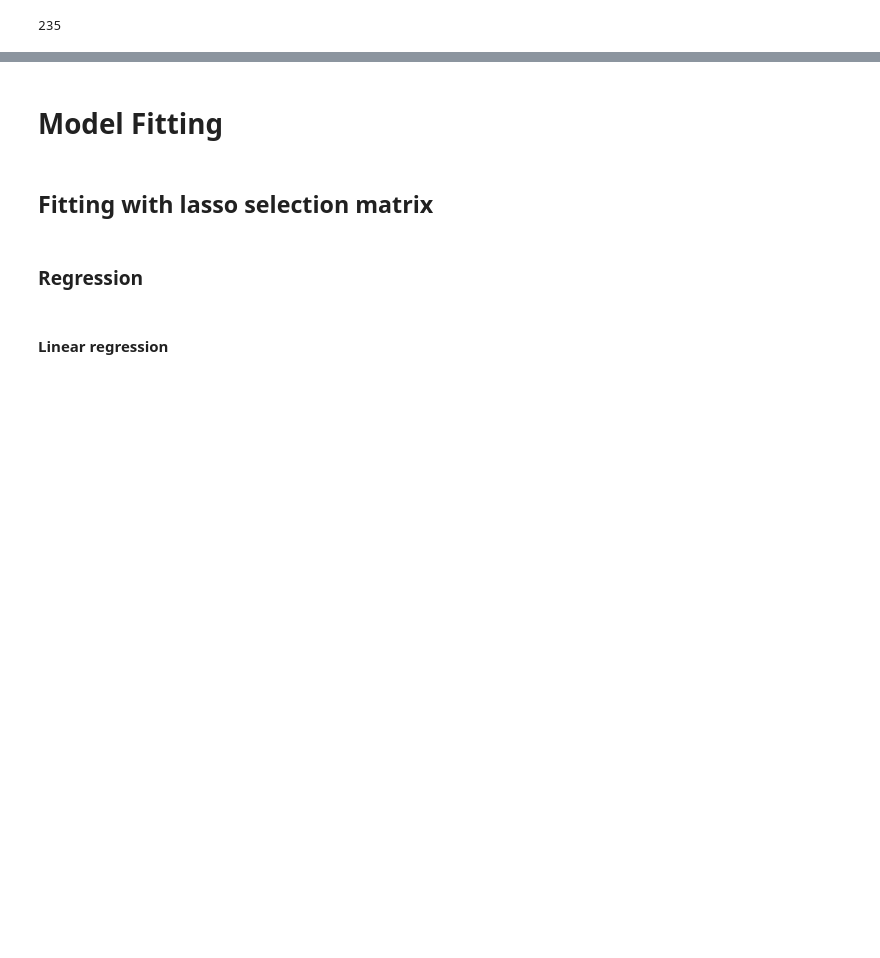
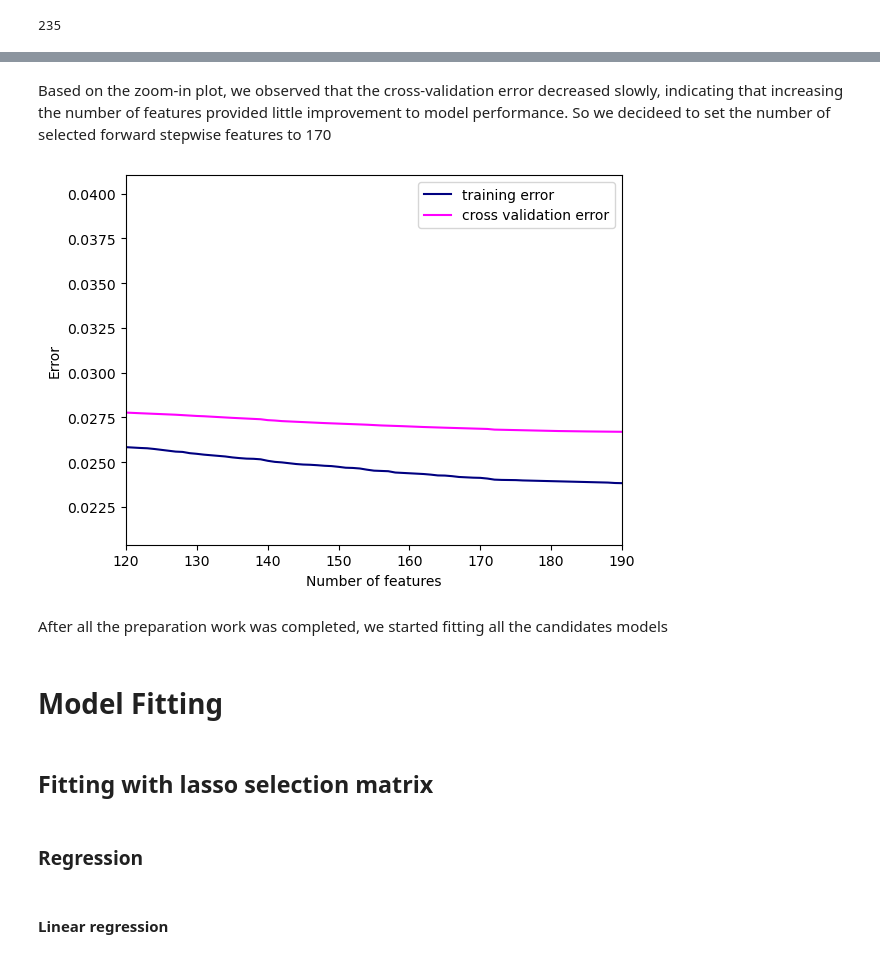
Before and after one commit to yuu1zhou/Song-prediction-with-ML, a Jupyter notebook: draft.ipynb, the cells around one changed output, grey strips where cells are left out. Drawn from its saved outputs; the diff is of its cells as text; code cells hidden in the pictures; blank space fills up the shorter version.

```diff
--- a/draft.ipynb
+++ b/draft.ipynb
@@ -529,3 +553,18 @@ X_train_selected_stepwise = X_train[:, sfs_reg.k_feature_idx_]
+# %% [markdown]
+Based on the zoom-in plot, we observed that the cross-validation error decreased slowly, indicating that increasing the number of features provided little improvement to model performance. So we decideed to set the number of selected forward stepwise features to 170
+# %%
+fig,ax = plt.subplots()
+ax.plot(feature_num_lis, training_error_lis, label= "training error", color = "navy")
+ax.plot(feature_num_lis, cv_error_lis, label = "cross validation error", color = "magenta")
+ax.set(xlim=(120,190))
+ax.set_ylabel("Error")
+ax.set_xlabel("Number of features")
+ax.legend()
+plt.show()
+# %% [output]
+[figure, added]
+# %% [markdown]
+After all the preparation work was completed, we started fitting all the candidates models
 # %% [markdown]
 # Model Fitting
 # %% [markdown]
```
Also changed, not shown: parts of 79 cells of this notebook.
